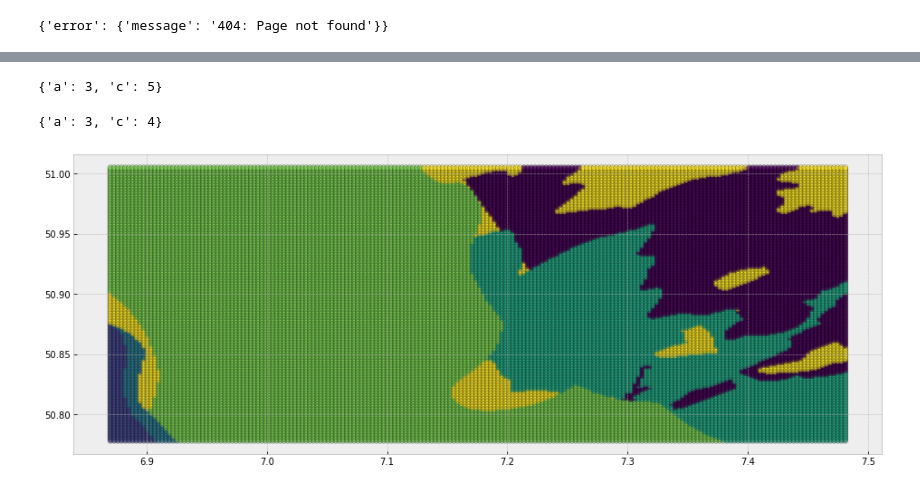
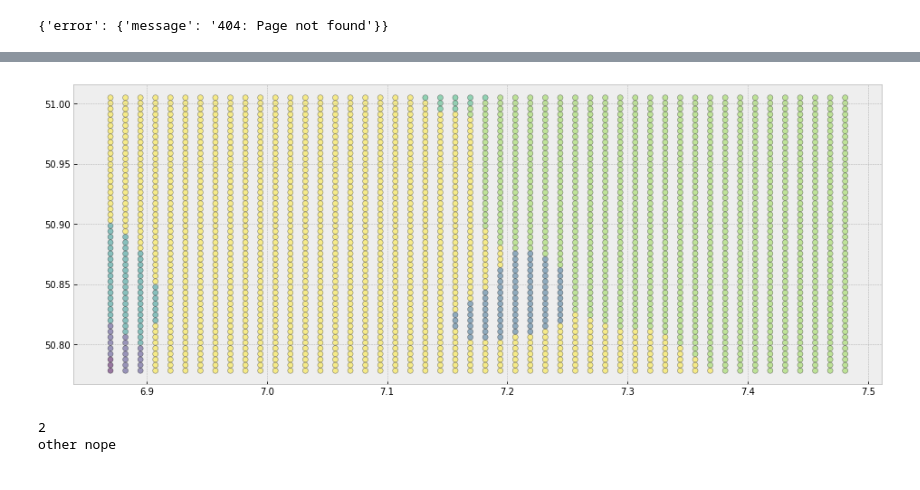
Before and after one commit to LukasFrankenQ/georetriever, a Jupyter notebook: geo_retriever/lithography/macrolab.ipynb, the cells around one changed output, grey strips where cells are left out. Drawn from its saved outputs; the diff is of its cells as text; code cells hidden in the pictures.

Commit message:
retrieves polygon with Major Minor info

```diff
--- a/geo_retriever/lithography/macrolab.ipynb
+++ b/geo_retriever/lithography/macrolab.ipynb
@@ -206,11 +91,3 @@ None
-# %%
-a = dict(a=3, c=5)
-print(a)
-a.update(c=4)
-a
-# %% [output]
-{'a': 3, 'c': 5}
-{'a': 3, 'c': 4}
 # %%
 import geopandas as gpd
 import os
@@ -231,6 +108,7 @@ def get_lithography(grid):
         format="geojson_bare"
     )
 
+
     for idx, row in grid.iterrows():
 
         if not grid.loc[idx, "lith"] == -1:
@@ -242,65 +120,63 @@ def get_lithography(grid):
         result = requests.get(api, params=request_params).content
         result = StringIO(str(result, "utf-8"))
         result = gpd.read_file(result)
-        result = result.iloc[:1]
 
-        polygon = result.loc[0, "geometry"]
-        lith = result.loc[0, "lith"]
+        try:
+            result = result.loc[result["lith"].str.contains("Major")].iloc[0]
+        except IndexError:
+            result = result.iloc[0]
+
+        polygon = result.loc["geometry"]
+        lith = result.loc["lith"]
 
         assign_mask = (
             grid["geometry"].within(polygon)).multiply(
             grid["lith"] == -1
         )
         grid.loc[assign_mask, "lith"] = lith
 
     all_liths = list(set(grid["lith"]))
     grid["lith"] = grid["lith"].apply(lambda entry: all_liths.index(entry))
 
-    fig, ax = plt.subplots(1, 1, figsize=(16, 12))
-
-    grid.plot(ax=ax,
-            edgecolor='k',
-            column="lith",
-            alpha=0.5,
-            )
-
-    plt.show()
     return grid, all_liths
 
 
 if __name__ == "__main__":
 
     lng1 = 6.870
     lng2 = 7.481
     lat1 = 50.778
     lat2 = 51.005
+    steps = 50
 
-    grid_x = np.linspace(lng1, lng2, 200)
-    grid_y = np.linspace(lat1, lat2, 200)
+    grid_x = np.linspace(lng1, lng2, steps)
+    grid_y = np.linspace(lat1, lat2, steps)
 
     grid_x, grid_y = np.meshgrid(grid_x, grid_y)
 
     gdf = gpd.GeoDataFrame(geometry=gpd.points_from_xy(
         grid_x.flatten(), grid_y.flatten()))
 
     gdf["lng"] = grid_x.flatten()
     gdf["lat"] = grid_y.flatten()
     gdf["lith"] = (np.ones(len(gdf)) * (-1)).astype("int")
 
-    """
-    fig, ax = plt.subplots(1, 1, figsize=(16, 12))
-
-    gdf.plot(ax=ax,
-             edgecolor='k',
-             column="lng",
-             )
-
-    plt.show()
-    """
-
     result, all_liths = get_lithography(gdf)
 # %% [output]
-[figure, old version]
+[figure, new version]
+# %%
+a = dict(b=2)
+
+try:
+    print(a['b'])
+    print(lf)
+except KeyError:
+    print("nope")
+except NameError:
+    print('other nope')
+# %% [output]
+2
+other nope
 # %%
 print({item: key for key, item in enumerate(all_liths)})
 
```
Also changed, not shown: parts of 11 cells of this notebook, 1 other file.
